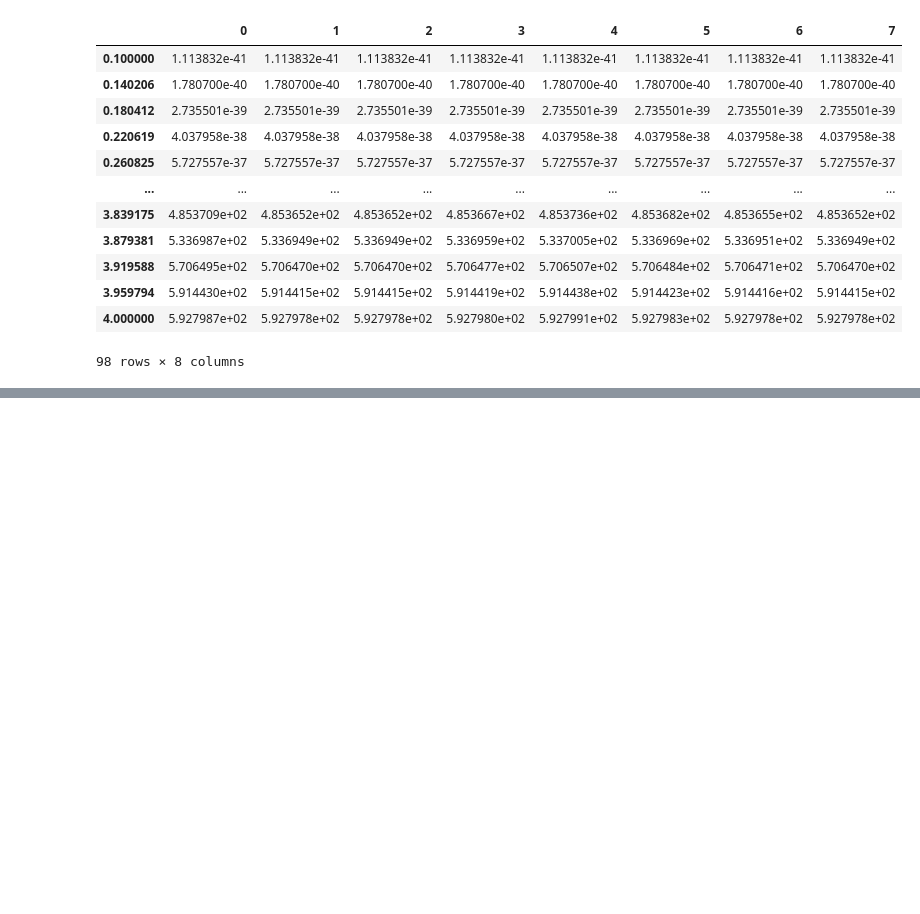
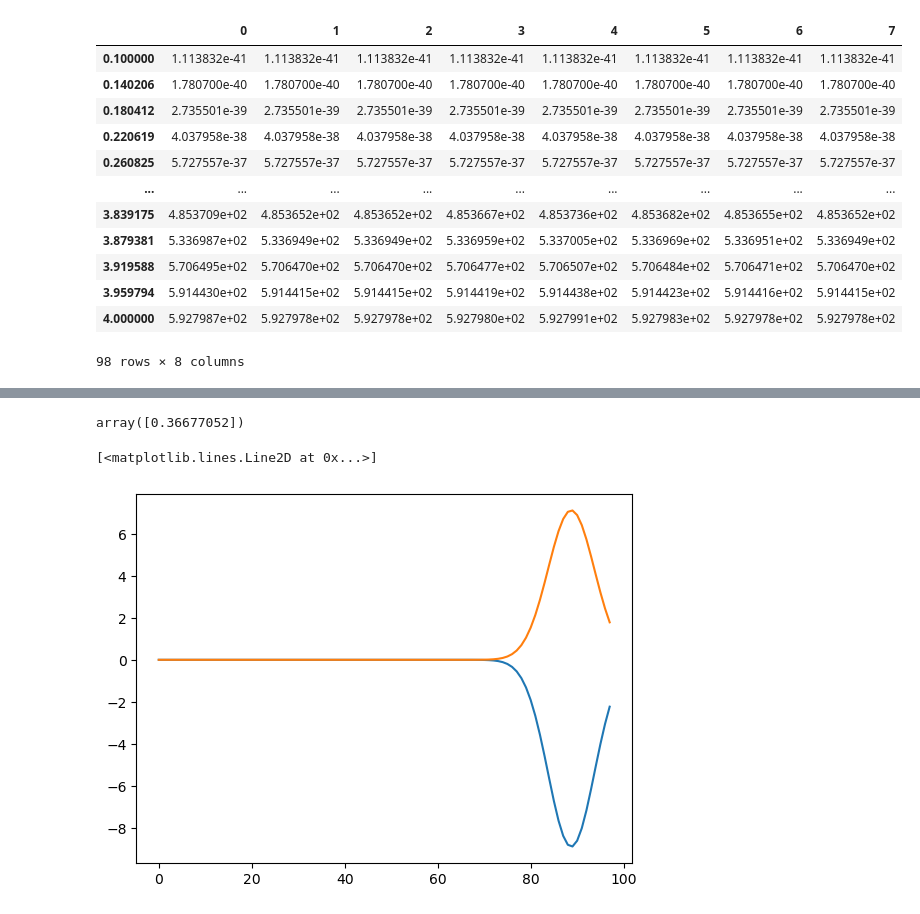
Before and after one commit to choderalab/enhanced-sampling-tmem175, a Jupyter notebook: notebooks/analysis-metadynamics.ipynb, the cells around one changed output, grey strips where cells are left out. Saved outputs shown, nothing was run; the diff lists cells and outputs as text; code cells hidden in the pictures; blank space fills up the shorter version.

```diff
--- a/notebooks/analysis-metadynamics.ipynb
+++ b/notebooks/analysis-metadynamics.ipynb
@@ -309,0 +316,10 @@ df
+# %%
+input_dir = "/Volumes/Rohirrim/local_test/enhanced_sampling/metadynamics_rmsd/sim00/"
+bias_file = [file for file in os.listdir(input_dir) if 'bias' in file][0]
+# %%
+with open(os.path.join(input_dir, "free_energies.npy"), "rb") as f:
+    free_energies = np.load(f)
+with open(os.path.join(input_dir, bias_file), "rb") as f:
+    bias = np.load(f)
+with open(os.path.join(input_dir, "collective_variables.log"), "rb") as f:
+    cvs = np.load(f)
@@ -309,0 +366,10 @@ df
+# %%
+cvs
+# %% [output]
+array([0.36677052])
+# %%
+plt.plot(free_energies)
+plt.plot(bias)
+# %% [output]
+[<matplotlib.lines.Line2D at 0x...>]
+[figure, added]
```
Also changed, not shown: parts of 4 cells of this notebook, 5 other files.
